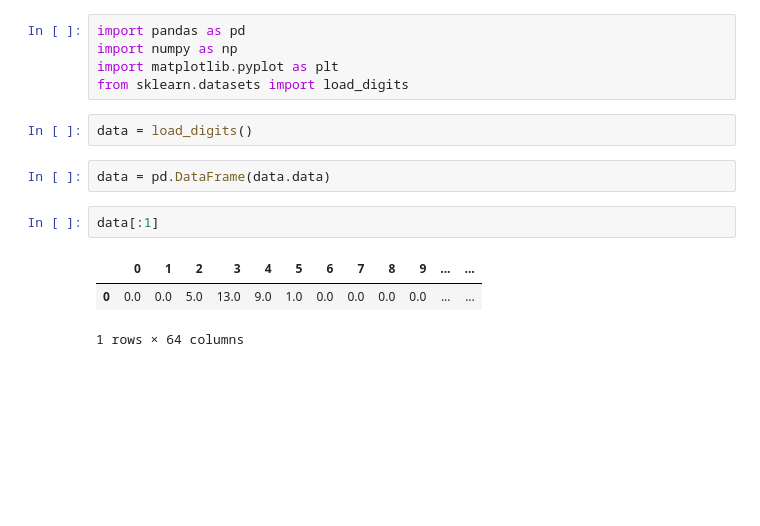
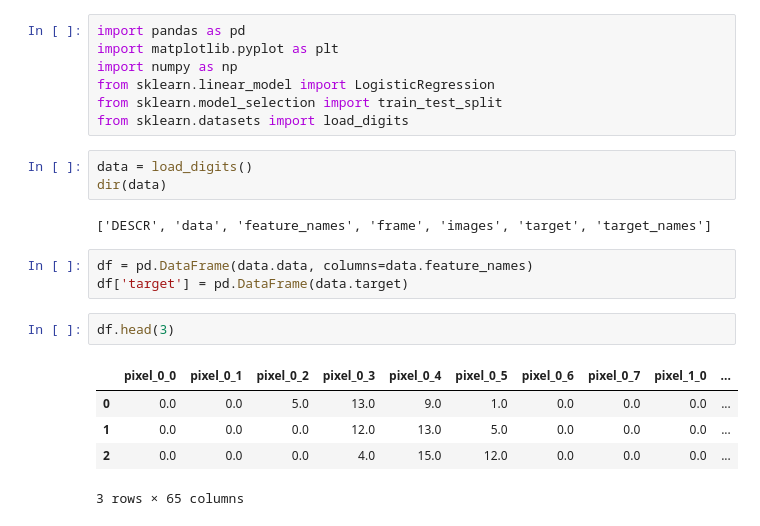
Before and after one commit to shashank-112/Daily-Coding-Progress, a Jupyter notebook: Machine Learning/work_on_load_digits.ipynb, the cells around one changed output. Cells and saved outputs as stored; diff of their text form; blank space fills up the shorter version.

```diff
--- a/Machine Learning/work_on_load_digits.ipynb
+++ b/Machine Learning/work_on_load_digits.ipynb
@@ -1,15 +1,23 @@
 # %%
 import pandas as pd
+import matplotlib.pyplot as plt
 import numpy as np
-import matplotlib.pyplot as plt
+from sklearn.linear_model import LogisticRegression
+from sklearn.model_selection import train_test_split
 from sklearn.datasets import load_digits
 # %%
 data = load_digits()
+dir(data)
+# %% [output]
+['DESCR', 'data', 'feature_names', 'frame', 'images', 'target', 'target_names']
-# %%
-data = pd.DataFrame(data.data)
-# %%
-data[:1]
-# %% [output]
-|  | 0 | 1 | 2 | 3 | 4 | 5 | 6 | 7 | 8 | 9 | ... | ... |
-| 0 | 0.0 | 0.0 | 5.0 | 13.0 | 9.0 | 1.0 | 0.0 | 0.0 | 0.0 | 0.0 | ... | ... |
-1 rows × 64 columns
+# %%
+df = pd.DataFrame(data.data, columns=data.feature_names)
+df['target'] = pd.DataFrame(data.target)
+# %%
+df.head(3)
+# %% [output]
+|  | pixel_0_0 | pixel_0_1 | pixel_0_2 | pixel_0_3 | pixel_0_4 | pixel_0_5 | pixel_0_6 | pixel_0_7 | pixel_1_0 | ... |
+| 0 | 0.0 | 0.0 | 5.0 | 13.0 | 9.0 | 1.0 | 0.0 | 0.0 | 0.0 | ... |
+| 1 | 0.0 | 0.0 | 0.0 | 12.0 | 13.0 | 5.0 | 0.0 | 0.0 | 0.0 | ... |
+| 2 | 0.0 | 0.0 | 0.0 | 4.0 | 15.0 | 12.0 | 0.0 | 0.0 | 0.0 | ... |
+3 rows × 65 columns
```
Also changed, not shown: parts of 11 cells of this notebook.
